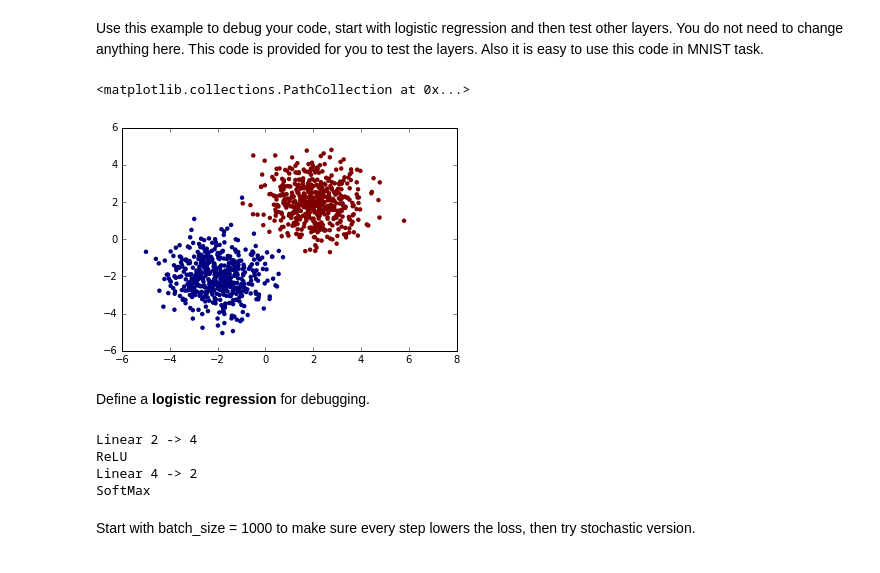
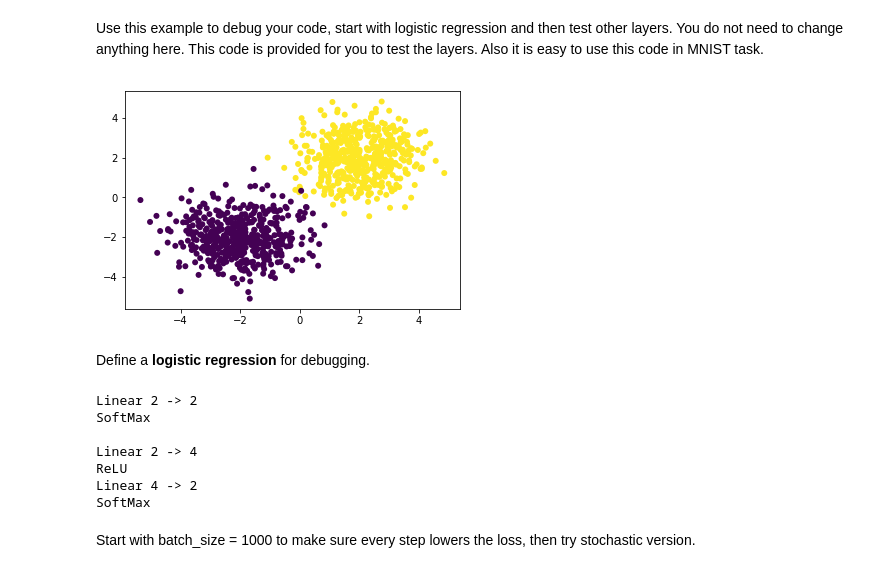
Before and after one commit to AnatoliiPotapov/ML-MIPT, a Jupyter notebook: hw5/hw1_main.ipynb, the cells around one changed output. Saved outputs shown, nothing was run; the diff lists cells and outputs as text; code cells hidden in the pictures.

```diff
--- a/hw5/hw1_main.ipynb
+++ b/hw5/hw1_main.ipynb
@@ -162,38 +160,41 @@ Use this example to debug your code, start with logistic regression and then tes
 # %%
 # Generate some data
 N = 500
 
 X1 = np.random.randn(N,2) + np.array([2,2])
 X2 = np.random.randn(N,2) + np.array([-2,-2])
 
 Y = np.concatenate([np.ones(N),np.zeros(N)])[:,None]
 Y = np.hstack([Y, 1-Y])
 
 X = np.vstack([X1,X2])
 plt.scatter(X[:,0],X[:,1], c = Y[:,0], edgecolors= 'none')
+
+train_dataset = {}
+train_dataset['X'] = X
+train_dataset['y'] = Y
 # %% [output]
-<matplotlib.collections.PathCollection at 0x...>
-[figure, old version]
+[figure, new version]
 # %% [markdown]
 Define a **logistic regression** for debugging.
 # %%
-#net = Sequential()
-#net.add(Linear(2, 2))
-#net.add(SoftMax())
-
-#criterion = MSECriterion()
-
-#print(net)
-
-#Test something like that then
-
 net = Sequential()
-net.add(Linear(2, 4))
-net.add(ReLU())
-net.add(Linear(4, 2))
+net.add(Linear(2, 2))
 net.add(SoftMax())
 print net
+
+net2 = Sequential()
+net2.add(Linear(2, 4))
+net2.add(ReLU())
+net2.add(Linear(4, 2))
+net2.add(SoftMax())
+print net2
+
+criterion = MSECriterion()
 # %% [output]
+Linear 2 -> 2
+SoftMax
+
 Linear 2 -> 4
 ReLU
 Linear 4 -> 2
```
Also changed, not shown: parts of 34 cells of this notebook, 3 other files.
